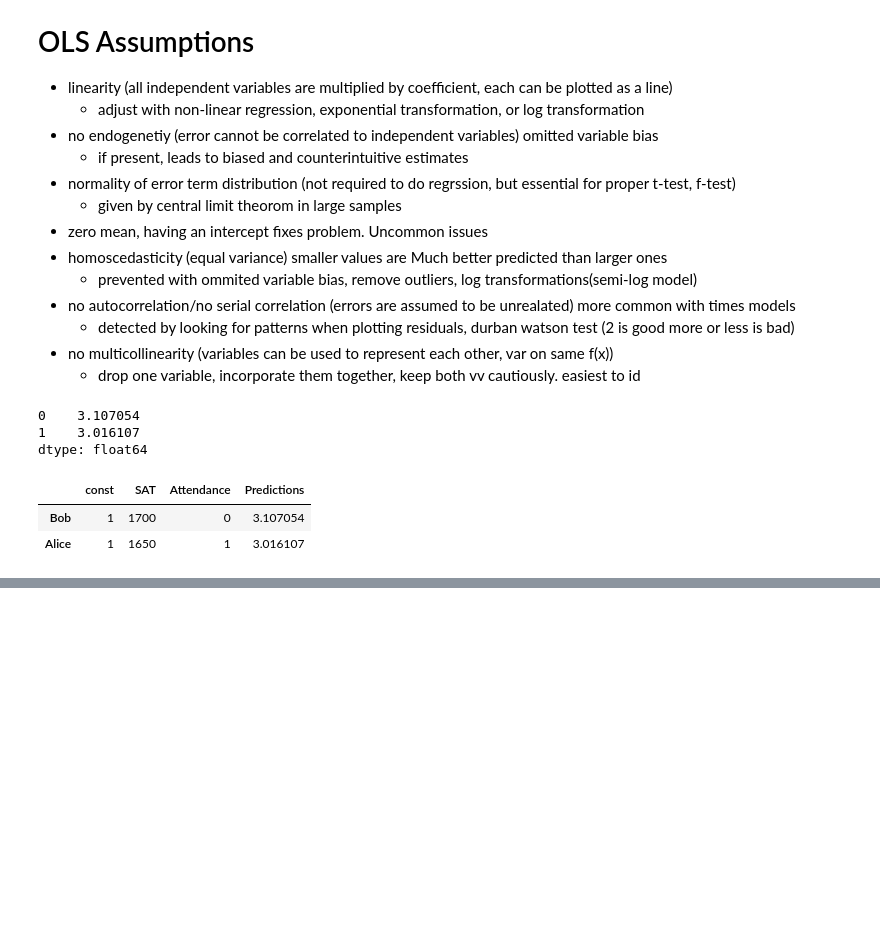
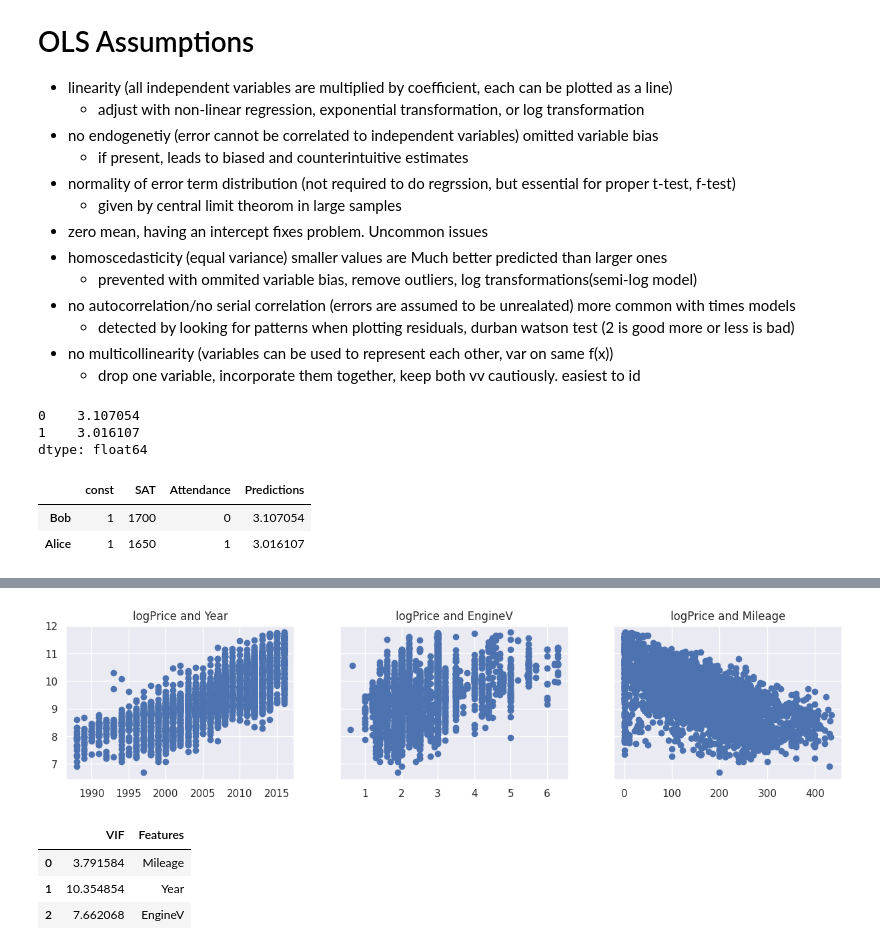
Before and after one commit to codingCells/Resources, a Jupyter notebook: DS_LinearRegression.ipynb, the cells around one changed output, grey strips where cells are left out. Drawn from its saved outputs; the diff is of its cells as text; code cells hidden in the pictures; blank space fills up the shorter version.

```diff
--- a/DS_LinearRegression.ipynb
+++ b/DS_LinearRegression.ipynb
@@ -169,0 +435,47 @@ joined.rename(index={0:'Bob',1:'Alice'})
+# %%
+#price is exponentially distributed
+#transform with log
+logPrice = np.log(dataCleaned['Price'])
+dataCleaned['logPrice'] = logPrice
+
+dataCleaned = dataCleaned.drop(['Price'],axis=1)
+
+f, (ax1, ax2, ax3) = plt.subplots(1, 3, sharey=True, figsize =(15,3)) #sharey -> share 'Price' as y
+ax1.scatter(dataCleaned['Year'],dataCleaned['logPrice'])
+ax1.set_title('logPrice and Year')
+ax2.scatter(dataCleaned['EngineV'],dataCleaned['logPrice'])
+ax2.set_title('logPrice and EngineV')
+ax3.scatter(dataCleaned['Mileage'],dataCleaned['logPrice'])
+ax3.set_title('logPrice and Mileage')
+
+
+plt.show()
+
+# The relationships show a clear linear relationship
+# This is some good linear regression material
+
+# Alternatively we could have transformed each of the independent variables
+
+#all assumptions are good (except check multicollinearity)
+# %% [output]
+[figure, added]
+# %%
+# sklearn does not have a built-in way to check for multicollinearity
+# issue well covered in statistical frameworks and not in ML ones
+
+from statsmodels.stats.outliers_influence import variance_inflation_factor
+
+# since our categorical data is not yet preprocessed, we will only take the numerical ones
+variables = dataCleaned[['Mileage','Year','EngineV']]
+
+# each variable has its own variance inflation factor
+vif = pd.DataFrame()
+
+vif["VIF"] = [variance_inflation_factor(variables.values, i) for i in range(variables.shape[1])]
+vif["Features"] = variables.columns
+vif
+# %% [output]
+|  | VIF | Features |
+| 0 | 3.791584 | Mileage |
+| 1 | 10.354854 | Year |
+| 2 | 7.662068 | EngineV |
```
Also changed, not shown: parts of 31 cells of this notebook.
